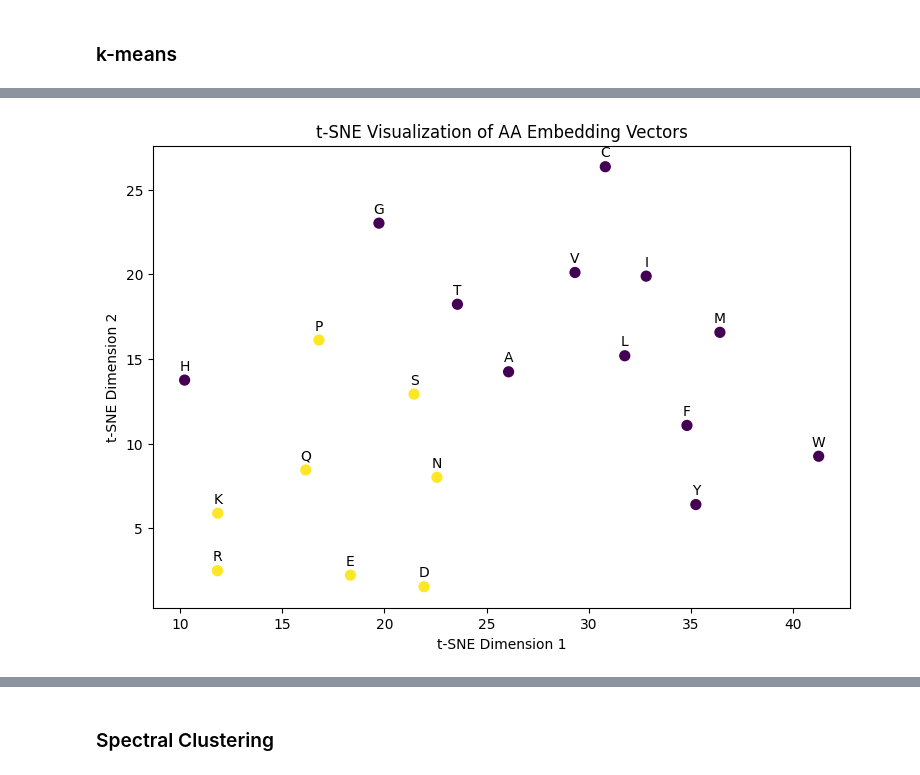
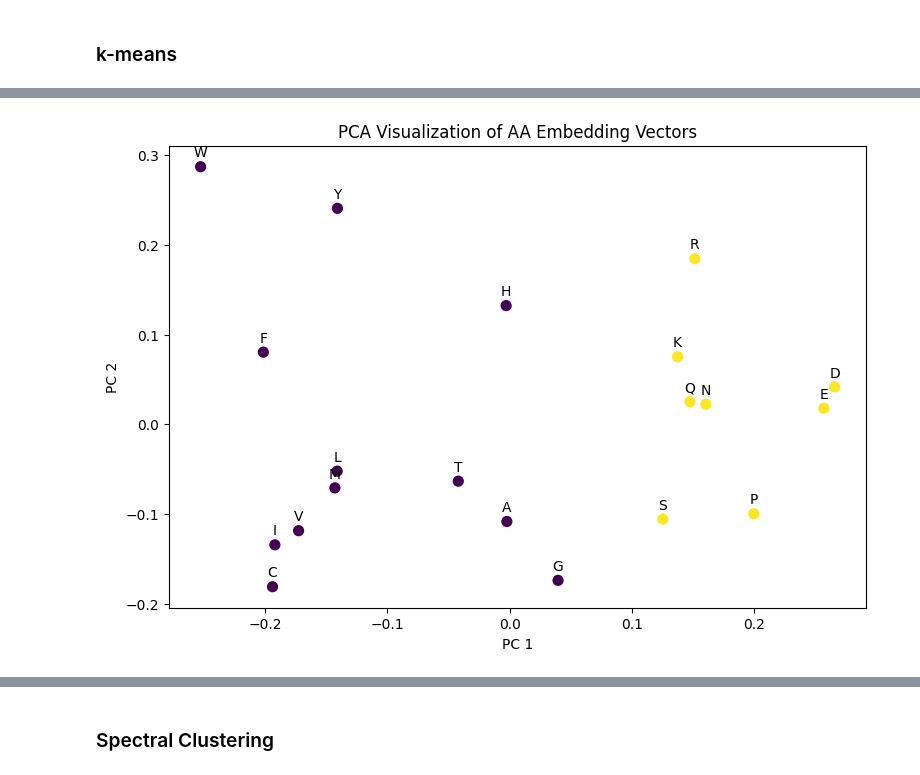
Before and after one commit to furkanakkurt1335/549-term-project, a Jupyter notebook: aa_embeddings/embedding_clustering.ipynb, the cells around one changed output, grey strips where cells are left out. Saved outputs shown, nothing was run; the diff lists cells and outputs as text; code cells hidden in the pictures.

```diff
--- a/aa_embeddings/embedding_clustering.ipynb
+++ b/aa_embeddings/embedding_clustering.ipynb
@@ -182,7 +197,7 @@ import matplotlib.pyplot as plt
 
 
 # Define a range of k values
-k_values = range(2, 10)
+k_values = range(2, 12)
 
 # Initialize lists to store silhouette scores for each k
 silhouette_scores = []
@@ -190,7 +205,7 @@ silhouette_scores = []
 # Iterate over each k value
 for k in k_values:
     # Fit KMeans model
-    kmeans = KMeans(n_clusters=k, random_state=42)
+    kmeans = KMeans(n_clusters=k, random_state=42,n_init=10)
     cluster_labels = kmeans.fit_predict(vectors)
 
     # Calculate silhouette score
@@ -204,6 +219,7 @@ for k in k_values:
 plt.plot(k_values, silhouette_scores, marker='o')
 plt.title('Silhouette Score for Different Values of k')
 plt.xlabel('Number of Clusters (k)')
+plt.xticks(range(2,12))
 plt.ylabel('Silhouette Score')
 plt.show()
 # %% [output]
@@ -224,7 +242,7 @@ from sklearn.metrics import silhouette_samples, silhouette_score
 
 data = vectors
 # Define the range of k values
-k_values = range(2, 7)
+k_values = range(2, 4)
 
 # Create subplots for each k value
 fig, ax = plt.subplots(1, len(k_values), figsize=(15, 5))
@@ -277,31 +331,28 @@ plt.show()
 # %%
-
-vectors = np.array([aa_embeddings[key] for key in keys])
-
-# Apply t-SNE
-tsne = TSNE(n_components=2, perplexity=8,random_state=42)
-tsne_result = tsne.fit_transform(vectors)
+# Perform PCA
+pca = PCA(n_components=2)
+principal_components = pca.fit_transform(vectors)
 
 # Apply k-means clustering
 n_clusters = 2
 kmeans = KMeans(n_clusters=n_clusters, random_state=42)
 kmeans_result = kmeans.fit_predict(vectors)
 
 # Plot the t-SNE result with labels and colors according to the clusters
 plt.figure(figsize=(9, 6))
-scatter = plt.scatter(tsne_result[:, 0], tsne_result[:, 1], c=kmeans_result, marker="o" ,cmap='viridis', s=50)
+scatter = plt.scatter(principal_components[:, 0], principal_components[:, 1], c=kmeans_result, marker="o" ,cmap='viridis', s=50)
 
 # Annotate each point with its corresponding key
 for i, key in enumerate(keys):
     #amino_acid_symbol = amino_acid_symbols.get(key, key)
-    plt.annotate(key, (tsne_result[i, 0], tsne_result[i, 1]),
+    plt.annotate(key, (principal_components[i, 0], principal_components[i, 1]),
                  xytext=(0, 5),
                  textcoords='offset points',
                  ha='center', va='bottom')
 
-plt.title('t-SNE Visualization of AA Embedding Vectors')
-plt.xlabel('t-SNE Dimension 1')
-plt.ylabel('t-SNE Dimension 2')
+plt.title('PCA Visualization of AA Embedding Vectors')
+plt.xlabel('PC 1')
+plt.ylabel('PC 2')
 plt.show()
 # %% [output]
-[figure, old version]
+[figure, new version]
```
Also changed, not shown: parts of 10 cells of this notebook.
